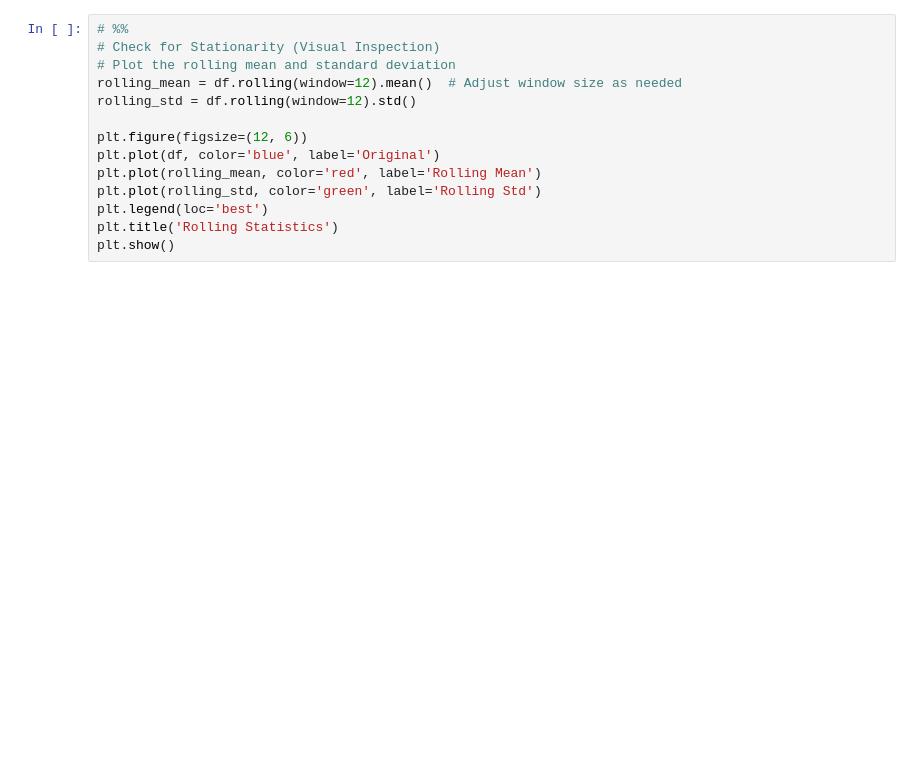
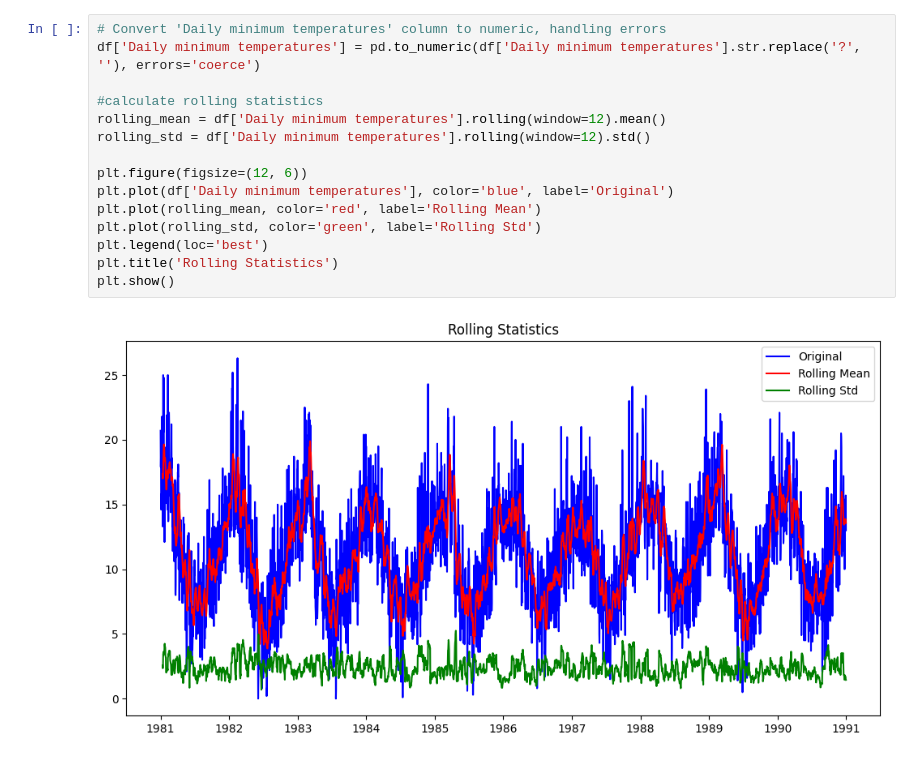
Before and after one commit to Raed-Bourouis/MLEASE, a Jupyter notebook: EDA.ipynb, the cells around one changed output. Saved outputs shown, nothing was run; the diff lists cells and outputs as text; blank space fills up the shorter version.

```diff
--- a/EDA.ipynb
+++ b/EDA.ipynb
@@ -53,15 +44,18 @@ plt.show()
 # %%
-# %%
-# Check for Stationarity (Visual Inspection)
-# Plot the rolling mean and standard deviation
-rolling_mean = df.rolling(window=12).mean()  # Adjust window size as needed
-rolling_std = df.rolling(window=12).std()
+# Convert 'Daily minimum temperatures' column to numeric, handling errors
+df['Daily minimum temperatures'] = pd.to_numeric(df['Daily minimum temperatures'].str.replace('?', ''), errors='coerce')
+
+#calculate rolling statistics
+rolling_mean = df['Daily minimum temperatures'].rolling(window=12).mean()
+rolling_std = df['Daily minimum temperatures'].rolling(window=12).std()
 
 plt.figure(figsize=(12, 6))
-plt.plot(df, color='blue', label='Original')
+plt.plot(df['Daily minimum temperatures'], color='blue', label='Original')
 plt.plot(rolling_mean, color='red', label='Rolling Mean')
 plt.plot(rolling_std, color='green', label='Rolling Std')
 plt.legend(loc='best')
 plt.title('Rolling Statistics')
 plt.show()
+# %% [output]
+[figure, added]
 # %%
```
Also changed, not shown: parts of 11 cells of this notebook, 5 other files.
